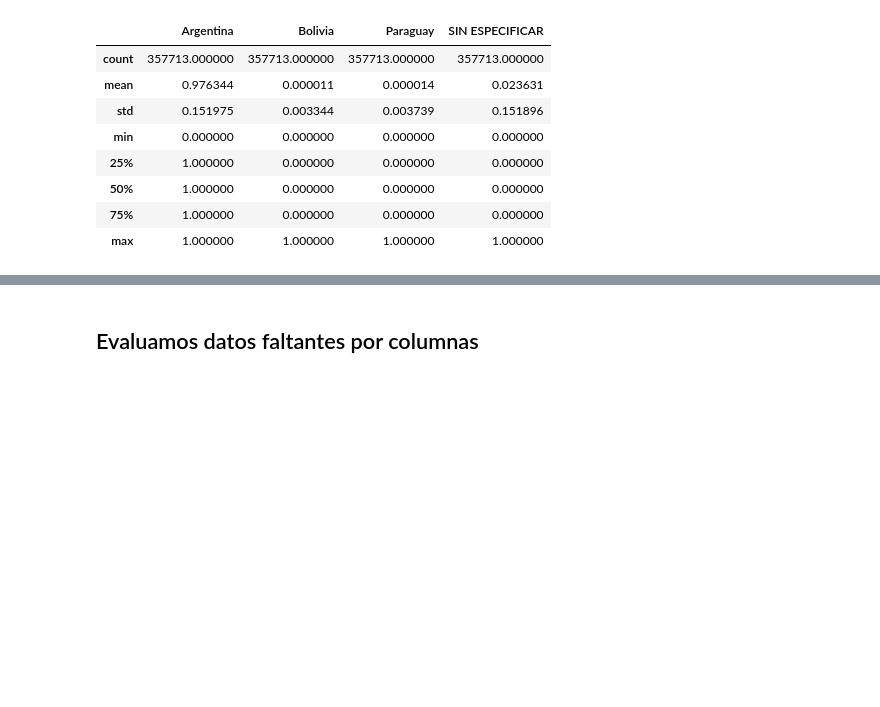
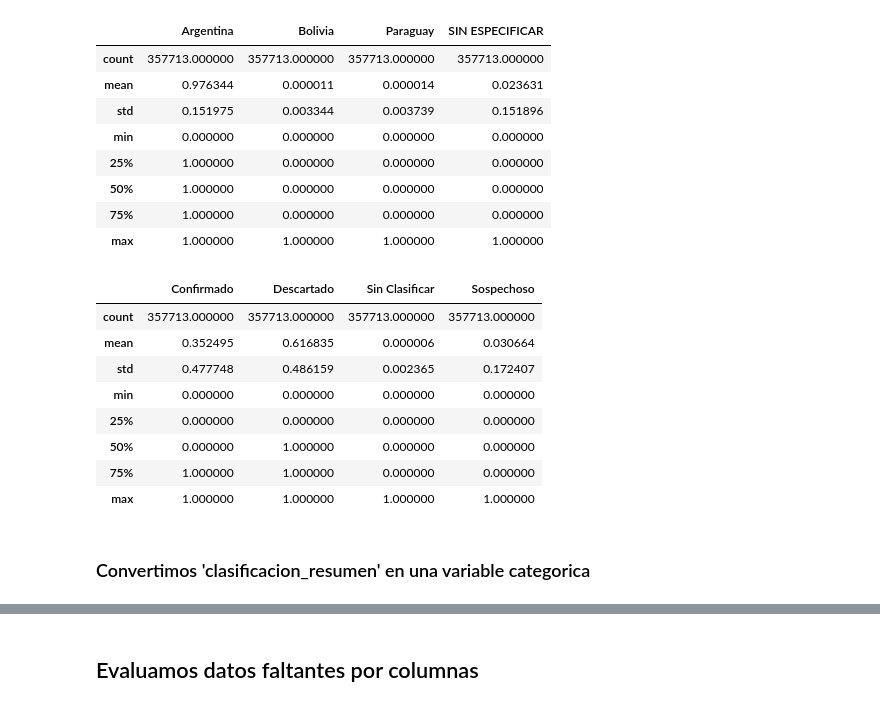
Before and after one commit to tomiambro/clusterai2020_grupo1, a Jupyter notebook: EDA_Proyecto_Final.ipynb, the cells around one changed output, grey strips where cells are left out. Cells and saved outputs as stored; diff of their text form; code cells hidden in the pictures; blank space fills up the shorter version.

```diff
--- a/EDA_Proyecto_Final.ipynb
+++ b/EDA_Proyecto_Final.ipynb
@@ -78,3 +80,17 @@ pd.get_dummies(df_caba.residencia_pais_nombre).describe()
 | 50% | 1.000000 | 0.000000 | 0.000000 | 0.000000 |
 | 75% | 1.000000 | 0.000000 | 0.000000 | 0.000000 |
 | max | 1.000000 | 1.000000 | 1.000000 | 1.000000 |
+# %%
+pd.get_dummies(df_caba.clasificacion_resumen).describe()
+# %% [output]
+|  | Confirmado | Descartado | Sin Clasificar | Sospechoso |
+| count | 357713.000000 | 357713.000000 | 357713.000000 | 357713.000000 |
+| mean | 0.352495 | 0.616835 | 0.000006 | 0.030664 |
+| std | 0.477748 | 0.486159 | 0.002365 | 0.172407 |
+| min | 0.000000 | 0.000000 | 0.000000 | 0.000000 |
+| 25% | 0.000000 | 0.000000 | 0.000000 | 0.000000 |
+| 50% | 0.000000 | 1.000000 | 0.000000 | 0.000000 |
+| 75% | 1.000000 | 1.000000 | 0.000000 | 0.000000 |
+| max | 1.000000 | 1.000000 | 1.000000 | 1.000000 |
+# %% [markdown]
+### Convertimos 'clasificacion_resumen' en una variable categorica
```
Also changed, not shown: parts of 7 cells of this notebook.
